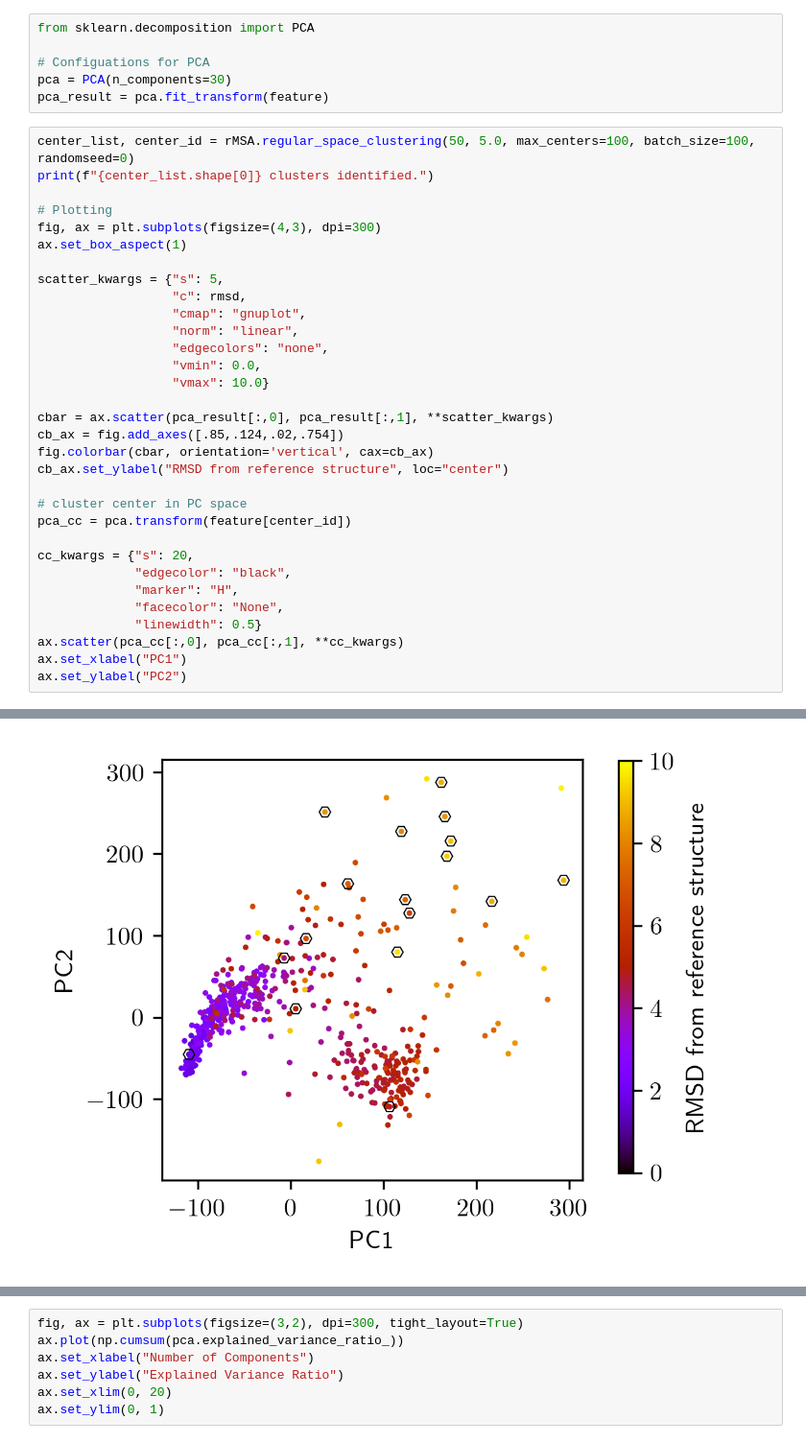
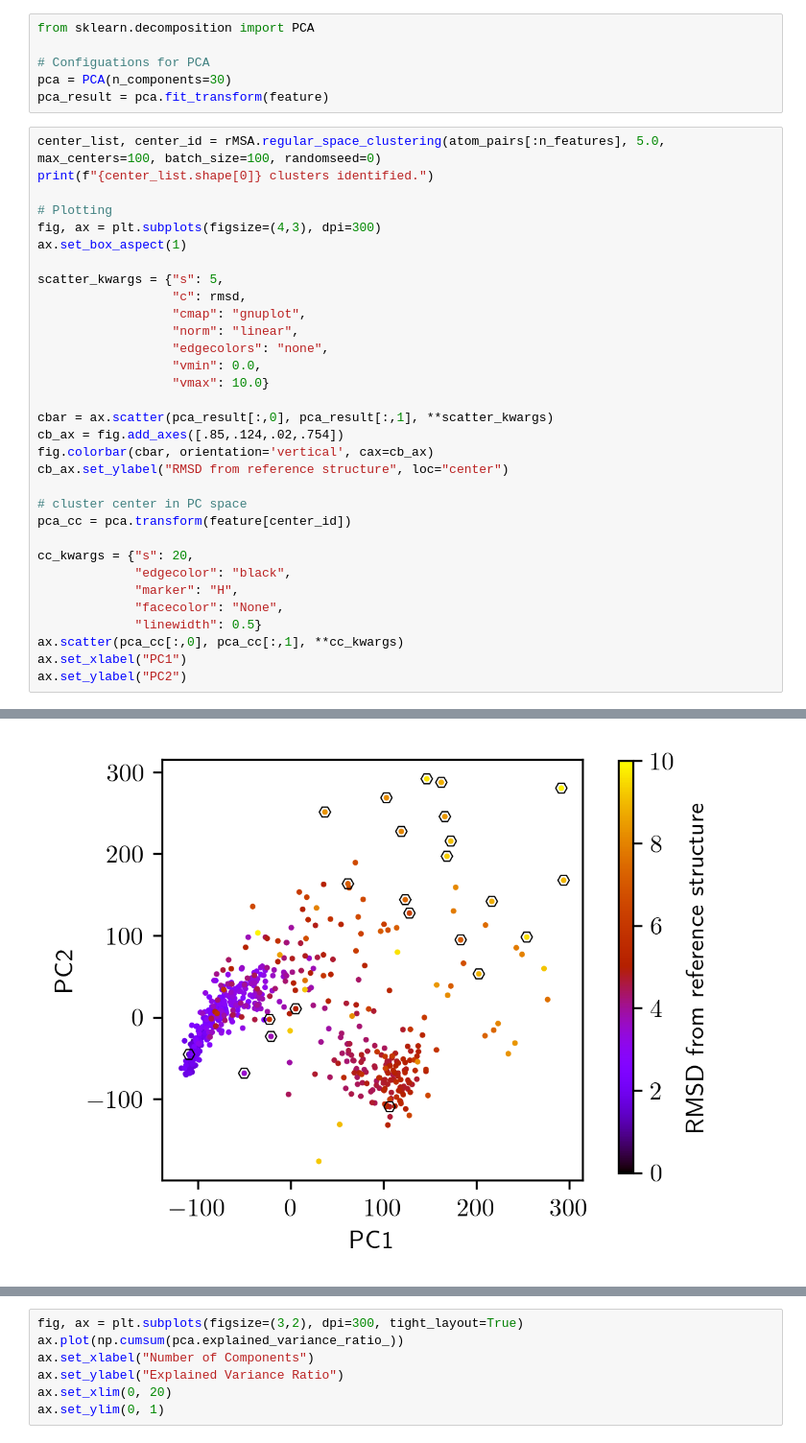
Before and after one commit to tiwarylab/af2rave, a Jupyter notebook: feature.ipynb, the cells around one changed output, grey strips where cells are left out. Shown at 96% size. Saved outputs shown, nothing was run; the diff lists cells and outputs as text.

```diff
--- a/feature.ipynb
+++ b/feature.ipynb
@@ -97,7 +97,7 @@ from sklearn.decomposition import PCA
 pca = PCA(n_components=30)
 pca_result = pca.fit_transform(feature)
 # %%
-center_list, center_id = rMSA.regular_space_clustering(50, 5.0, max_centers=100, batch_size=100, randomseed=0)
+center_list, center_id = rMSA.regular_space_clustering(atom_pairs[:n_features], 5.0, max_centers=100, batch_size=100, randomseed=0)
 print(f"{center_list.shape[0]} clusters identified.")
 
 # Plotting
@@ -133,5 +133,5 @@ ax.set_ylabel("PC2")
 Text(0, 0.5, 'PC2')
-[figure, old version]
+[figure, new version]
 # %%
 tag_dfg_phe_cz = rMSA.traj.top.select("resid 186 and name CZ")[0]
 tag_ac_glu4_ca = rMSA.traj.top.select("resid 77 and name CA")[0]
```
Also changed, not shown: parts of 3 cells of this notebook, 4 other files.
